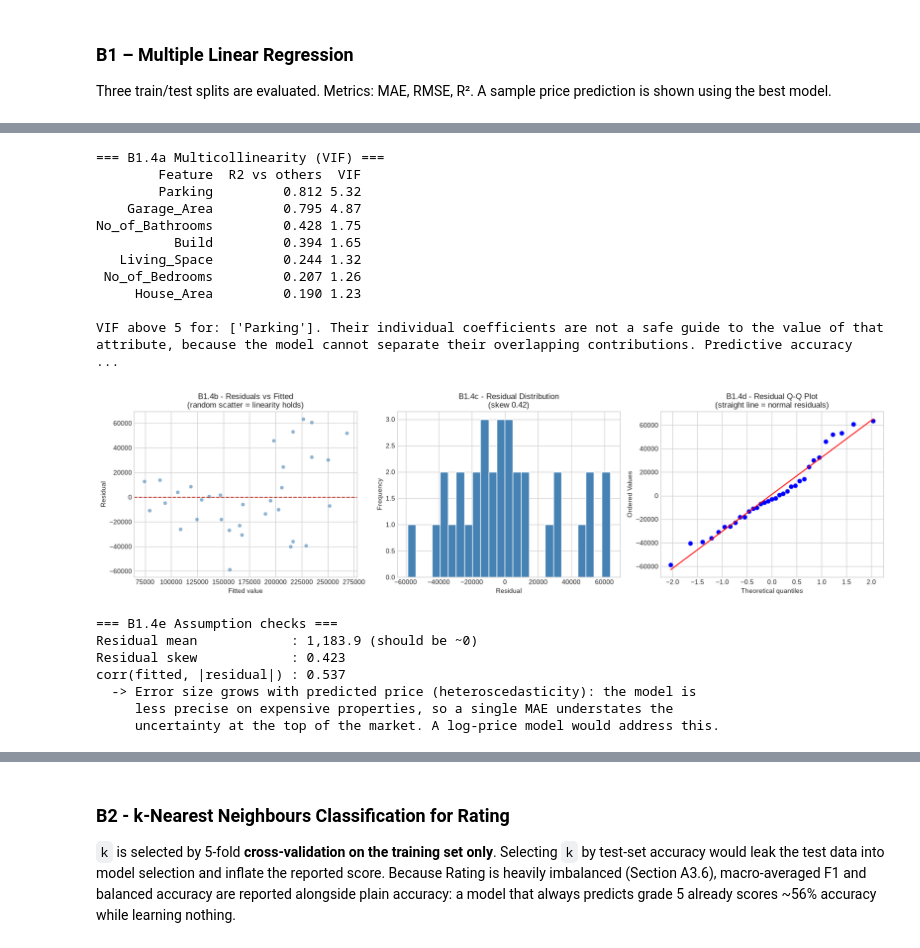
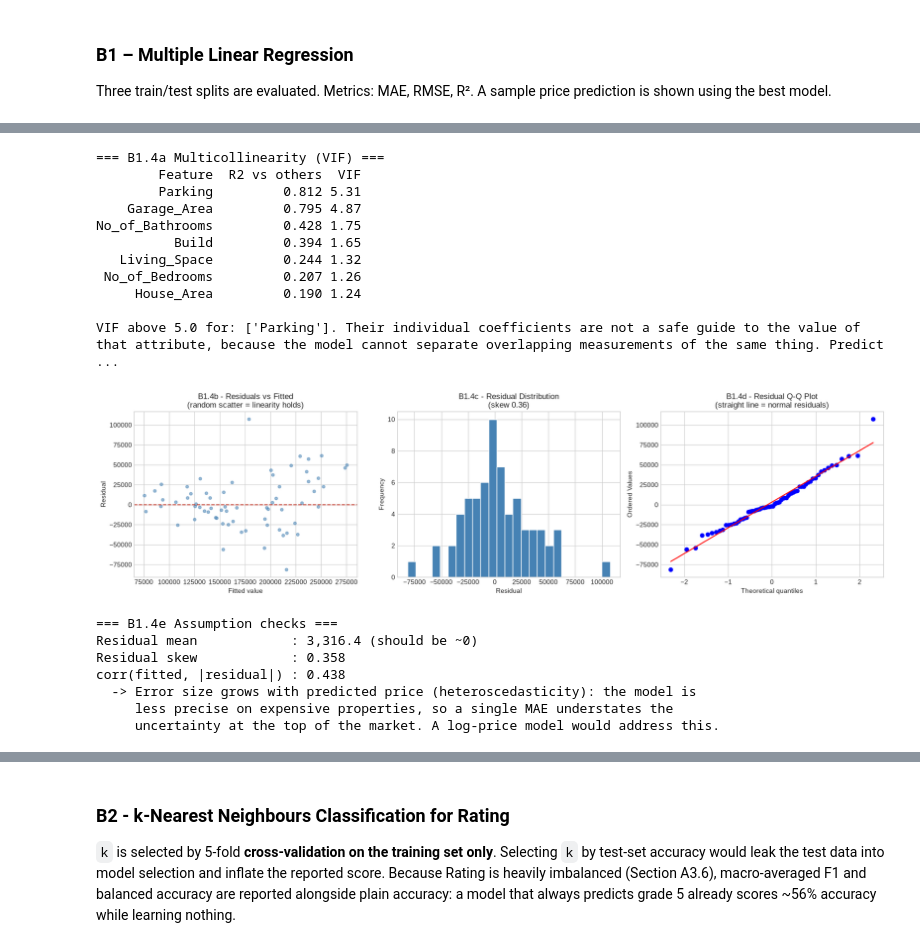
Before and after one commit to ryanthemechanic/GRE-Coursework, a Jupyter notebook: Year-2/Semester-2/COMP1891/COMP1891_notebook.ipynb, the cells around one changed output, grey strips where cells are left out. Saved outputs shown, nothing was run; the diff lists cells and outputs as text; code cells hidden in the pictures.

```diff
--- a/Year-2/Semester-2/COMP1891/COMP1891_notebook.ipynb
+++ b/Year-2/Semester-2/COMP1891/COMP1891_notebook.ipynb
@@ -483,13 +553,13 @@ Price skewness: 0.707  (|skew| > 1 suggests right-skew)
 # values, so a histogram invents meaningless fractional bins and hides class
 # imbalance - those are drawn as category bars instead. Continuous features keep
 # histograms, annotated with skewness.
-num_feats = [c for c in df.select_dtypes(include=[np.number]).columns if c != target_col]
+num_feats = [c for c in df_viz.select_dtypes(include=[np.number]).columns if c != target_col]
 
 def is_discrete(s, max_levels=12):
     v = s.dropna()
     return v.nunique() <= max_levels and np.allclose(v, v.round())
 
-discrete   = [c for c in num_feats if is_discrete(df[c])]
+discrete   = [c for c in num_feats if is_discrete(df_viz[c])]
 continuous = [c for c in num_feats if c not in discrete]
 print(f"Discrete (count) features : {discrete}")
 print(f"Continuous features       : {continuous}")
@@ -502,7 +572,7 @@ axes = np.atleast_1d(axes).flatten()
 for i, col in enumerate(num_feats):
     ax = axes[i]
     if col in discrete:
-        counts = df[col].dropna().astype(int).value_counts().sort_index()
+        counts = df_viz[col].dropna().astype(int).value_counts().sort_index()
         ax.bar(counts.index.astype(str), counts.values,
                color='#5b8ff9', edgecolor='#2c3e50', width=0.65)
         for xi, yi in zip(range(len(counts)), counts.values):
@@ -515,7 +585,7 @@ for i, col in enumerate(num_feats):
                 fontsize=8, color='#c0392b')
         ax.margins(y=0.15)
     else:
-        data = df[col].dropna()
+        data = df_viz[col].dropna()
         ax.hist(data, bins=25, color='#5b8ff9', edgecolor='white', alpha=0.9)
         ax.set_title(f'{col} - skew {data.skew():.2f}')
         ax.set_ylabel('Frequency')
@@ -525,7 +595,7 @@ for j in range(len(num_feats), len(axes)):
     axes[j].set_visible(False)
 fig.suptitle('A3.2 - Feature Distributions', fontsize=13, y=1.005)
 plt.tight_layout()
-plt.savefig('A3_feature_distributions.png', dpi=150, bbox_inches='tight')
+save_fig('A3_feature_distributions')
 plt.show()
 # %% [output]
 Discrete (count) features : ['No_of_Bathrooms', 'No_of_Bedrooms', 'Rating', 'Parking']
@@ -740,89 +855,83 @@ plt.show()
 # %%
 # B1.4 - Regression diagnostics: multicollinearity and residual behaviour
 # The coefficients above are only interpretable if the predictors are not
-# redundant and the linear model's assumptions hold. Both are tested here rather
-# than assumed.
+# redundant and the linear model's assumptions hold. Both are tested, not assumed.
 
 # --- Variance Inflation Factor -------------------------------------------------
-# VIF_j = 1 / (1 - R^2_j), where R^2_j comes from regressing feature j on all the
-# others. VIF > 5 signals that a coefficient is unstable because the feature is
-# largely predictable from its peers. Computed directly with LinearRegression so
-# no extra dependency is needed.
+# VIF_j = 1 / (1 - R^2_j), with R^2_j from regressing feature j on all the others.
+# Above VIF_THRESHOLD a coefficient is unstable because the feature is largely
+# predictable from its peers. Computed with LinearRegression, so no extra
+# dependency; the same imputation and scaling as the model pipeline is applied.
+X_vif = make_pipeline(LinearRegression())[:-1].fit_transform(X_reg)
 vif_rows = []
 for j, name in enumerate(feature_cols):
-    others = [k for k in range(X_reg_s.shape[1]) if k != j]
-    r2_j = LinearRegression().fit(X_reg_s[:, others], X_reg_s[:, j]) \
-                             .score(X_reg_s[:, others], X_reg_s[:, j])
+    others = [k for k in range(X_vif.shape[1]) if k != j]
+    r2_j = LinearRegression().fit(X_vif[:, others], X_vif[:, j]) \
+                             .score(X_vif[:, others], X_vif[:, j])
     vif_rows.append({'Feature': name, 'R2 vs others': round(r2_j, 3),
                      'VIF': round(1.0 / max(1e-12, 1 - r2_j), 2)})
 vif = pd.DataFrame(vif_rows).sort_values('VIF', ascending=False)
 print("=== B1.4a Multicollinearity (VIF) ===")
 print(vif.to_string(index=False))
 
-flagged = vif[vif['VIF'] > 5]['Feature'].tolist()
+flagged = vif.loc[vif['VIF'] > VIF_THRESHOLD, 'Feature'].tolist()
 if flagged:
-    print(f"\nVIF above 5 for: {flagged}. Their individual coefficients are not a "
-          "safe guide to the value of that attribute, because the model cannot "
-          "separate their overlapping contributions. Predictive accuracy is "
-          "unaffected - only interpretation is.")
+    print(f"\nVIF above {VIF_THRESHOLD} for: {flagged}. Their individual coefficients "
+          "are not a safe guide to the value of that attribute, because the model "
+          "cannot separate overlapping measurements of the same thing. Predictive "
+          "accuracy is unaffected - only interpretation is.")
 else:
-    print(f"\nNo feature exceeds VIF 5; the highest is {vif['VIF'].max():.2f} "
-          f"({vif.iloc[0]['Feature']}). Coefficients can be read individually, with "
-          "the caveat that moderate correlation still blurs attribution.")
+    print(f"\nNo feature exceeds VIF {VIF_THRESHOLD}; highest is {vif['VIF'].max():.2f}.")
 
 # --- Residual diagnostics ------------------------------------------------------
-y_true_b, y_pred_b = best_lr['_y_te'], best_lr['_y_hat']
+y_true_b, y_pred_b = primary_lr['_y_te'], primary_lr['_y_hat']
 resid = y_true_b - y_pred_b
 
 fig, axes = plt.subplots(1, 3, figsize=(17, 4.6))
-
 axes[0].scatter(y_pred_b, resid, alpha=0.55, s=20, color='steelblue')
 axes[0].axhline(0, color='#c0392b', ls='--', lw=1.4)
 axes[0].set_xlabel('Fitted value'); axes[0].set_ylabel('Residual')
 axes[0].set_title('B1.4b - Residuals vs Fitted\n(random scatter = linearity holds)')
 
 axes[1].hist(resid, bins=25, color='steelblue', edgecolor='white')
 axes[1].set_xlabel('Residual'); axes[1].set_ylabel('Frequency')
 axes[1].set_title(f'B1.4c - Residual Distribution\n(skew {pd.Series(resid).skew():.2f})')
 
 stats.probplot(resid, plot=axes[2])
 axes[2].set_title('B1.4d - Residual Q-Q Plot\n(straight line = normal residuals)')
-
 plt.tight_layout()
-plt.savefig('B1_residual_diagnostics.png', dpi=150, bbox_inches='tight')
+save_fig('B1_residual_diagnostics')
 plt.show()
 
-# Breusch-Pagan style check: do residuals grow with the fitted value?
 het_r = np.corrcoef(y_pred_b, np.abs(resid))[0, 1]
-print(f"\n=== B1.4e Assumption checks ===")
+print("\n=== B1.4e Assumption checks ===")
 print(f"Residual mean            : {resid.mean():,.1f} (should be ~0)")
 print(f"Residual skew            : {pd.Series(resid).skew():.3f}")
 print(f"corr(fitted, |residual|) : {het_r:.3f}")
 if abs(het_r) > 0.3:
     print("  -> Error size grows with predicted price (heteroscedasticity): the model is")
     print("     less precise on expensive properties, so a single MAE understates the")
     print("     uncertainty at the top of the market. A log-price model would address this.")
 else:
-    print("  -> No strong heteroscedasticity; error size is roughly constant across the")
-    print("     price range, so the MAE quoted in B1 applies evenly to cheap and")
-    print("     expensive properties alike.")
+    print("  -> No strong heteroscedasticity; the quoted MAE applies evenly across the")
+    print("     price range.")
 # %% [output]
 === B1.4a Multicollinearity (VIF) ===
         Feature  R2 vs others  VIF
-        Parking         0.812 5.32
+        Parking         0.812 5.31
     Garage_Area         0.795 4.87
 No_of_Bathrooms         0.428 1.75
           Build         0.394 1.65
    Living_Space         0.244 1.32
  No_of_Bedrooms         0.207 1.26
-     House_Area         0.190 1.23
+     House_Area         0.190 1.24
 
-VIF above 5 for: ['Parking']. Their individual coefficients are not a safe guide to the value of that attribute, because the model cannot separate their overlapping contributions. Predictive accuracy  ...
+VIF above 5.0 for: ['Parking']. Their individual coefficients are not a safe guide to the value of that attribute, because the model cannot separate overlapping measurements of the same thing. Predict ...
-[figure, old version]
+[figure, new version]
 === B1.4e Assumption checks ===
-Residual mean            : 1,183.9 (should be ~0)
-Residual skew            : 0.423
-corr(fitted, |residual|) : 0.537
+Residual mean            : 3,316.4 (should be ~0)
+Residual skew            : 0.358
+corr(fitted, |residual|) : 0.438
   -> Error size grows with predicted price (heteroscedasticity): the model is
      less precise on expensive properties, so a single MAE understates the
      uncertainty at the top of the market. A log-price model would address this.
```
Also changed, not shown: parts of 30 cells of this notebook, 40 other files.
